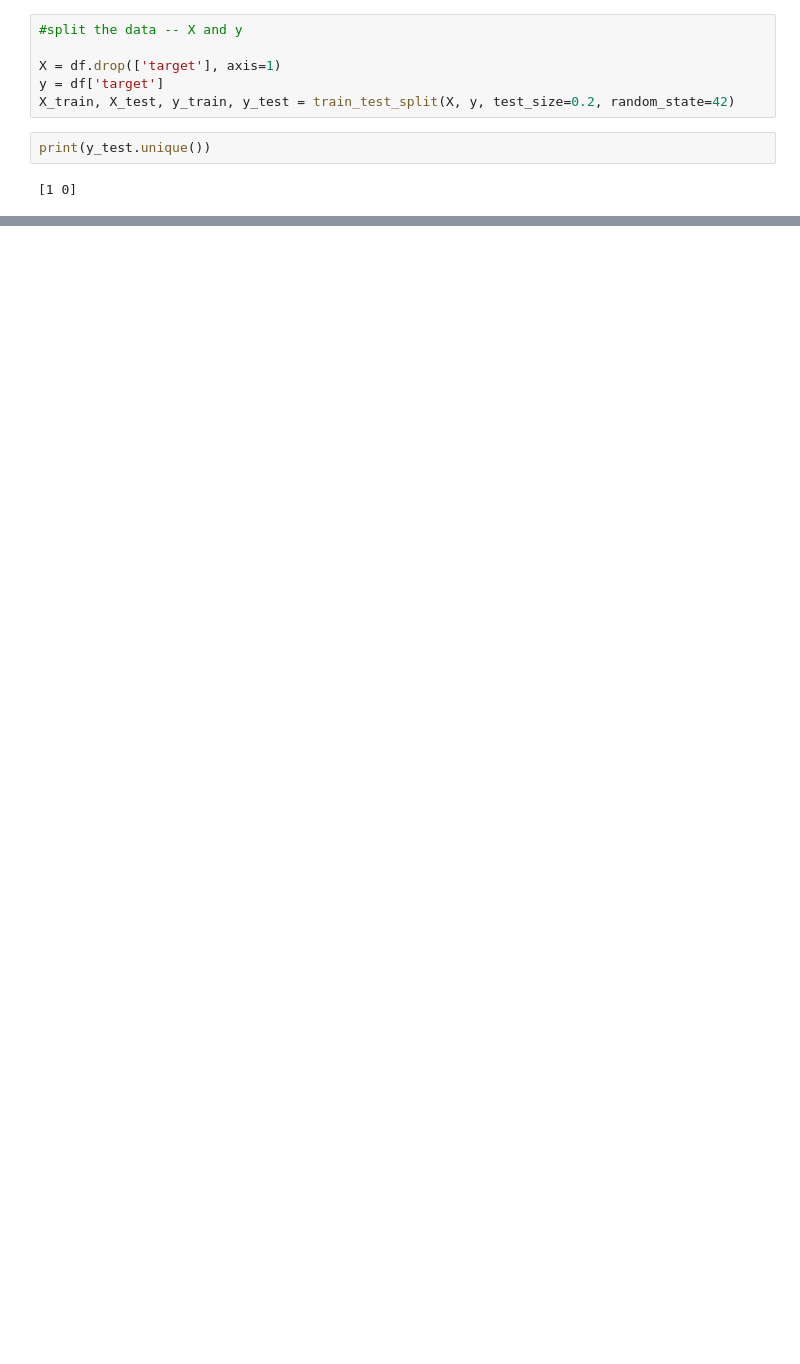
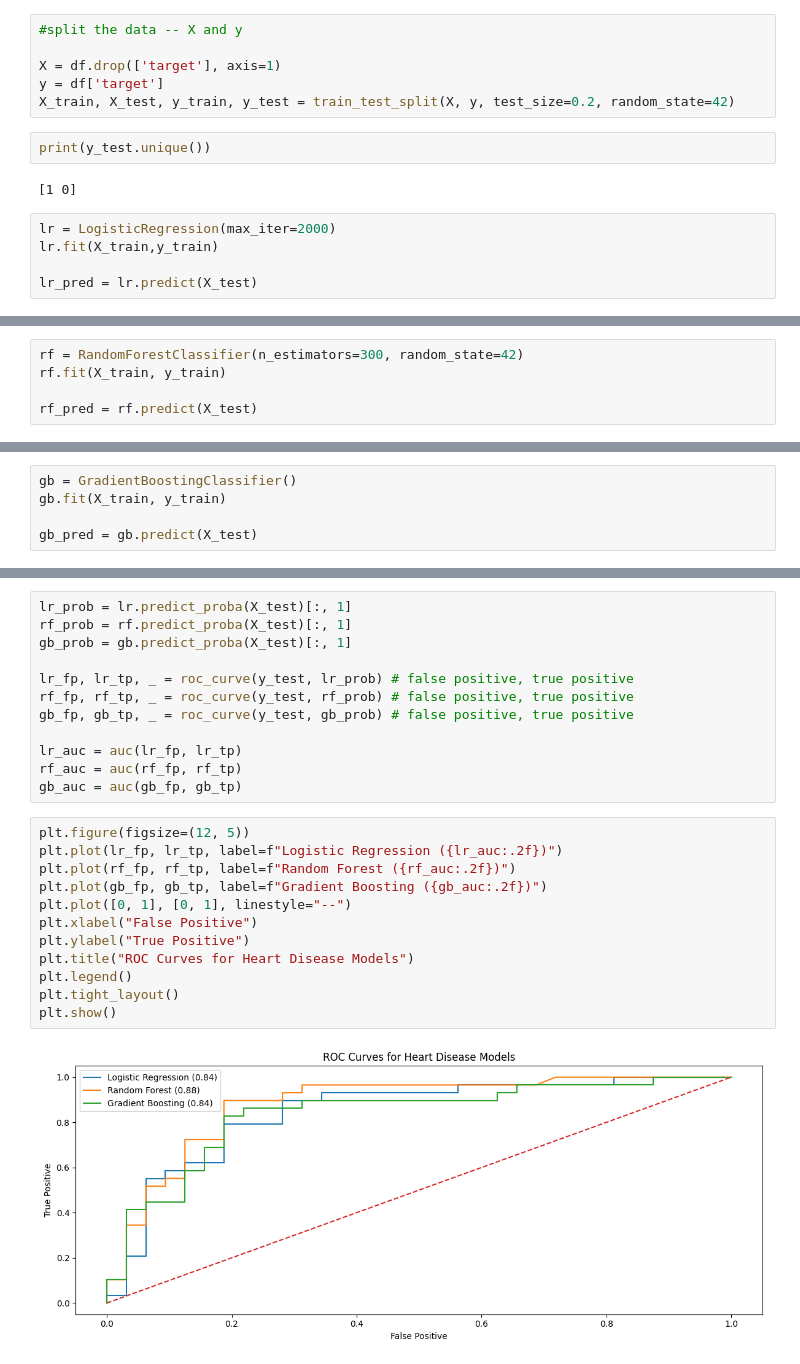
Before and after one commit to nickgagnon4/Heart-Disease-Prediction, a Jupyter notebook: heart_disease_project.ipynb, the cells around one changed output, grey strips where cells are left out. Drawn from its saved outputs; the diff is of its cells as text; blank space fills up the shorter version.

```diff
--- a/heart_disease_project.ipynb
+++ b/heart_disease_project.ipynb
@@ -207,3 +243,8 @@ X_train, X_test, y_train, y_test = train_test_split(X, y, test_size=0.2, random_
 print(y_test.unique())
 # %% [output]
 [1 0]
+# %%
+lr = LogisticRegression(max_iter=2000)
+lr.fit(X_train,y_train)
+
+lr_pred = lr.predict(X_test)
@@ -209,0 +261,5 @@ print(y_test.unique())
+# %%
+rf = RandomForestClassifier(n_estimators=300, random_state=42)
+rf.fit(X_train, y_train)
+
+rf_pred = rf.predict(X_test)
@@ -209,0 +276,5 @@ print(y_test.unique())
+# %%
+gb = GradientBoostingClassifier()
+gb.fit(X_train, y_train)
+
+gb_pred = gb.predict(X_test)
@@ -209,0 +291,26 @@ print(y_test.unique())
+# %%
+lr_prob = lr.predict_proba(X_test)[:, 1]
+rf_prob = rf.predict_proba(X_test)[:, 1]
+gb_prob = gb.predict_proba(X_test)[:, 1]
+
+lr_fp, lr_tp, _ = roc_curve(y_test, lr_prob) # false positive, true positive
+rf_fp, rf_tp, _ = roc_curve(y_test, rf_prob) # false positive, true positive
+gb_fp, gb_tp, _ = roc_curve(y_test, gb_prob) # false positive, true positive
+
+lr_auc = auc(lr_fp, lr_tp)
+rf_auc = auc(rf_fp, rf_tp)
+gb_auc = auc(gb_fp, gb_tp)
+# %%
+plt.figure(figsize=(12, 5))
+plt.plot(lr_fp, lr_tp, label=f"Logistic Regression ({lr_auc:.2f})")
+plt.plot(rf_fp, rf_tp, label=f"Random Forest ({rf_auc:.2f})")
+plt.plot(gb_fp, gb_tp, label=f"Gradient Boosting ({gb_auc:.2f})")
+plt.plot([0, 1], [0, 1], linestyle="--")
+plt.xlabel("False Positive")
+plt.ylabel("True Positive")
+plt.title("ROC Curves for Heart Disease Models")
+plt.legend()
+plt.tight_layout()
+plt.show()
+# %% [output]
+[figure, added]
```
Also changed, not shown: parts of 15 cells of this notebook.
